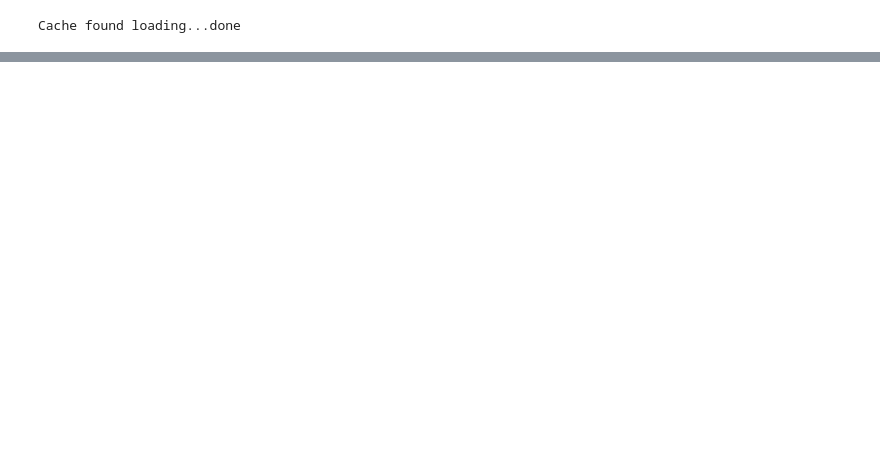
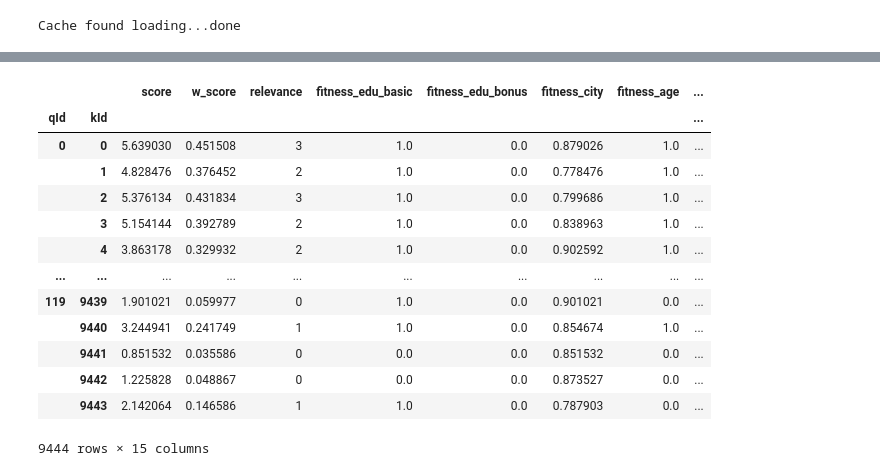
Before and after one commit to jacons/Interpretable-by-design-Human-Recommender, a Jupyter notebook: Generator/Generator.ipynb, the cells around one changed output, grey strips where cells are left out. Drawn from its saved outputs; the diff is of its cells as text; code cells hidden in the pictures; blank space fills up the shorter version.

```diff
--- a/Generator/Generator.ipynb
+++ b/Generator/Generator.ipynb
@@ -38,0 +22,17 @@ curricula
+# %%
+dataset
+# %% [output]
+|  |  | score | w_score | relevance | fitness_edu_basic | fitness_edu_bonus | fitness_city | fitness_age | ... |
+| qId | kId |  |  |  |  |  |  |  | ... |
+| 0 | 0 | 5.639030 | 0.451508 | 3 | 1.0 | 0.0 | 0.879026 | 1.0 | ... |
+|  | 1 | 4.828476 | 0.376452 | 2 | 1.0 | 0.0 | 0.778476 | 1.0 | ... |
+|  | 2 | 5.376134 | 0.431834 | 3 | 1.0 | 0.0 | 0.799686 | 1.0 | ... |
+|  | 3 | 5.154144 | 0.392789 | 2 | 1.0 | 0.0 | 0.838963 | 1.0 | ... |
+|  | 4 | 3.863178 | 0.329932 | 2 | 1.0 | 0.0 | 0.902592 | 1.0 | ... |
+| ... | ... | ... | ... | ... | ... | ... | ... | ... | ... |
+| 119 | 9439 | 1.901021 | 0.059977 | 0 | 1.0 | 0.0 | 0.901021 | 0.0 | ... |
+|  | 9440 | 3.244941 | 0.241749 | 1 | 1.0 | 0.0 | 0.854674 | 1.0 | ... |
+|  | 9441 | 0.851532 | 0.035586 | 0 | 0.0 | 0.0 | 0.851532 | 0.0 | ... |
+|  | 9442 | 1.225828 | 0.048867 | 0 | 0.0 | 0.0 | 0.873527 | 0.0 | ... |
+|  | 9443 | 2.142064 | 0.146586 | 1 | 1.0 | 0.0 | 0.787903 | 0.0 | ... |
+9444 rows × 15 columns
```
Also changed, not shown: parts of 1 cell of this notebook, 21 other files.
